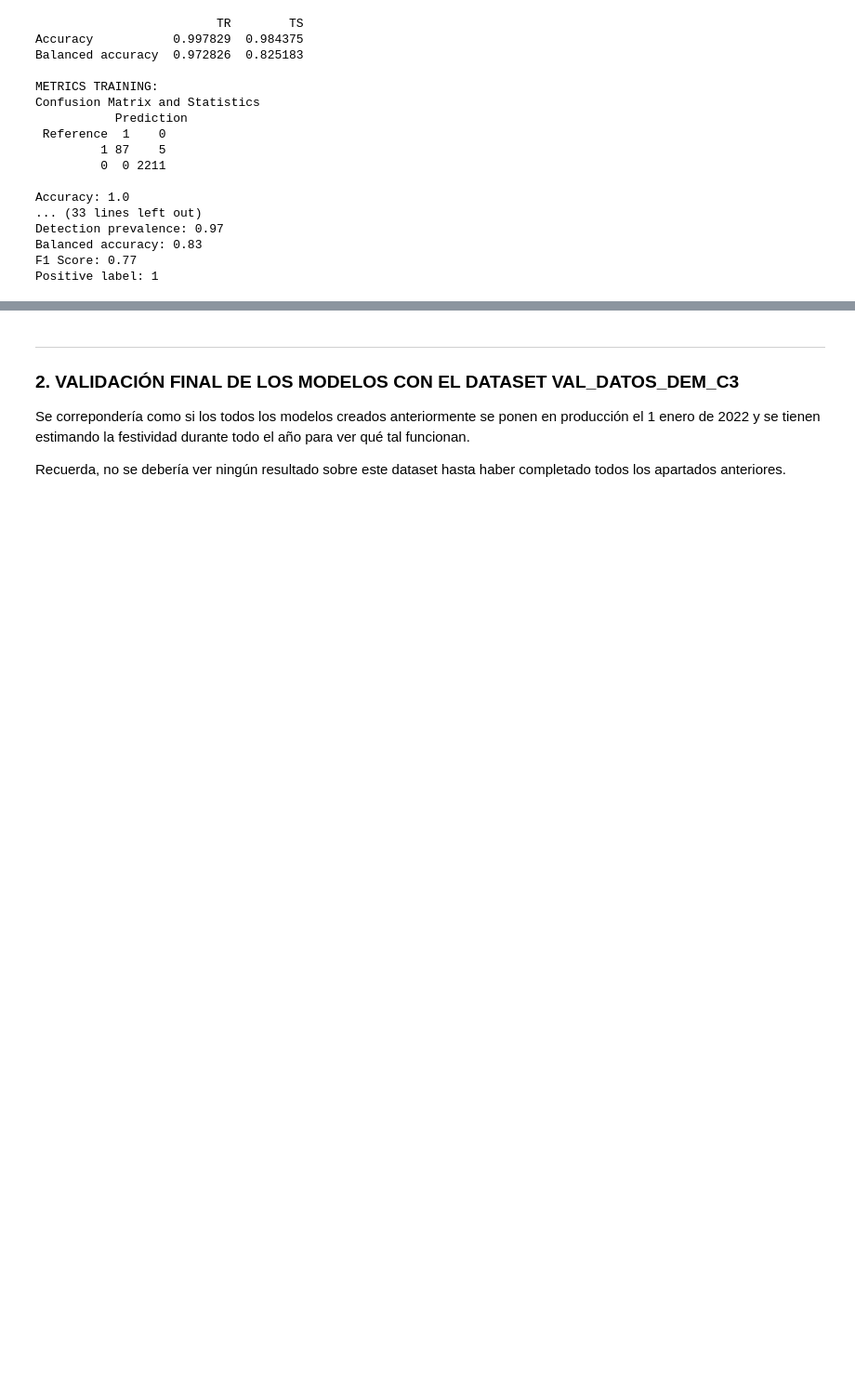
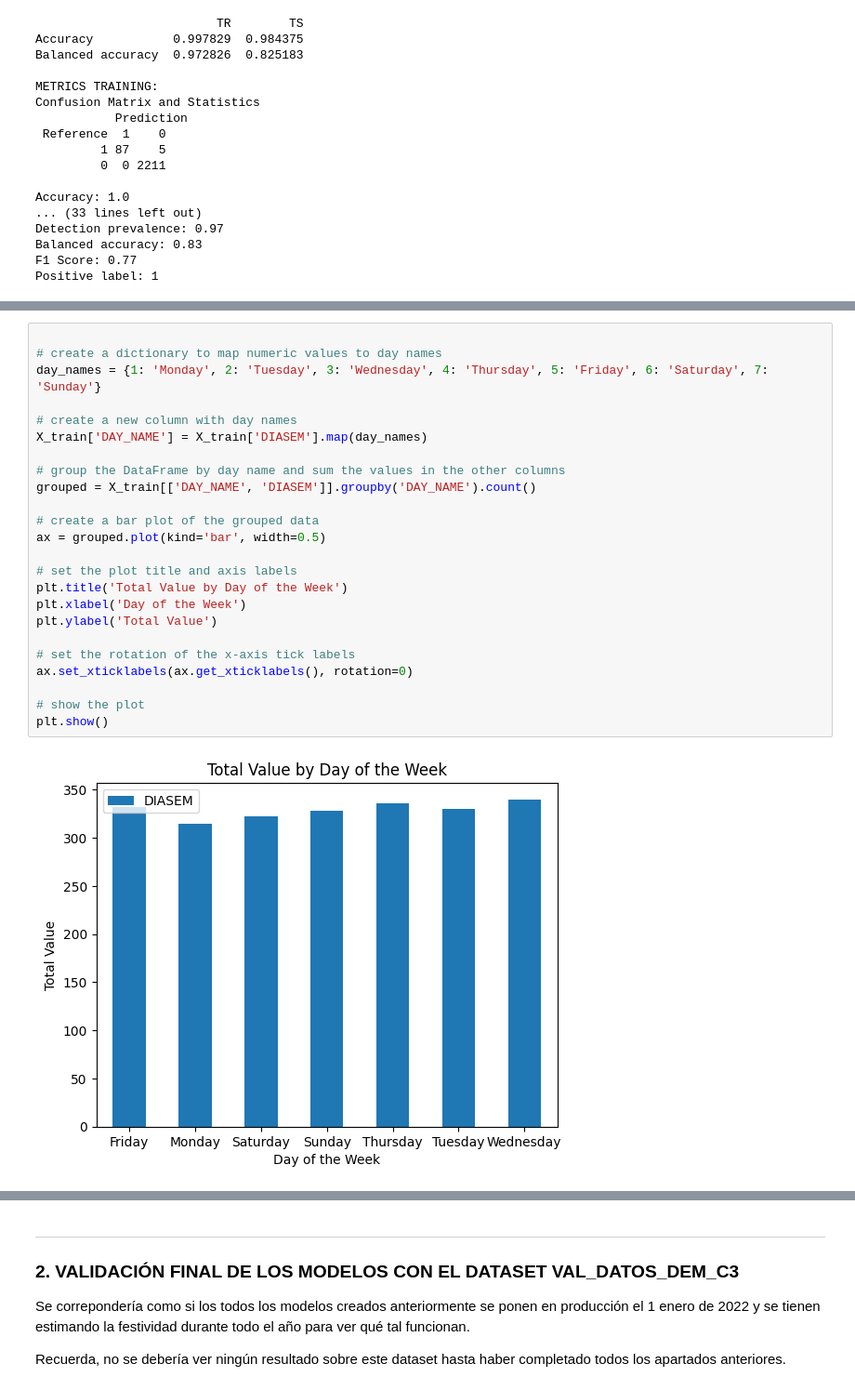
Before and after one commit to maroacc/ensemble, a Jupyter notebook: ass1_ML2_GRUPO_G3_Mariajo.ipynb, the cells around one changed output, grey strips where cells are left out. Shown at 93% size. Cells and saved outputs as stored; diff of their text form; blank space fills up the shorter version.

```diff
--- a/ass1_ML2_GRUPO_G3_Mariajo.ipynb
+++ b/ass1_ML2_GRUPO_G3_Mariajo.ipynb
@@ -456,0 +625,26 @@ Positive label: 1
+# %%
+
+# create a dictionary to map numeric values to day names
+day_names = {1: 'Monday', 2: 'Tuesday', 3: 'Wednesday', 4: 'Thursday', 5: 'Friday', 6: 'Saturday', 7: 'Sunday'}
+
+# create a new column with day names
+X_train['DAY_NAME'] = X_train['DIASEM'].map(day_names)
+
+# group the DataFrame by day name and sum the values in the other columns
+grouped = X_train[['DAY_NAME', 'DIASEM']].groupby('DAY_NAME').count()
+
+# create a bar plot of the grouped data
+ax = grouped.plot(kind='bar', width=0.5)
+
+# set the plot title and axis labels
+plt.title('Total Value by Day of the Week')
+plt.xlabel('Day of the Week')
+plt.ylabel('Total Value')
+
+# set the rotation of the x-axis tick labels
+ax.set_xticklabels(ax.get_xticklabels(), rotation=0)
+
+# show the plot
+plt.show()
+# %% [output]
+[figure, added]
```
Also changed, not shown: parts of 22 cells of this notebook.
